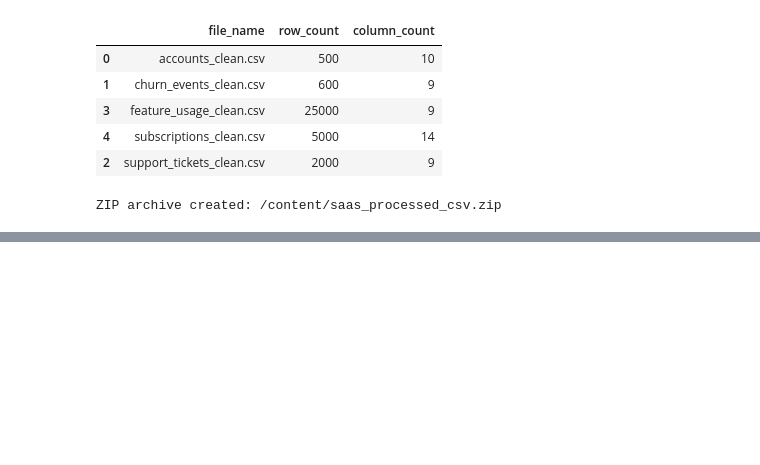
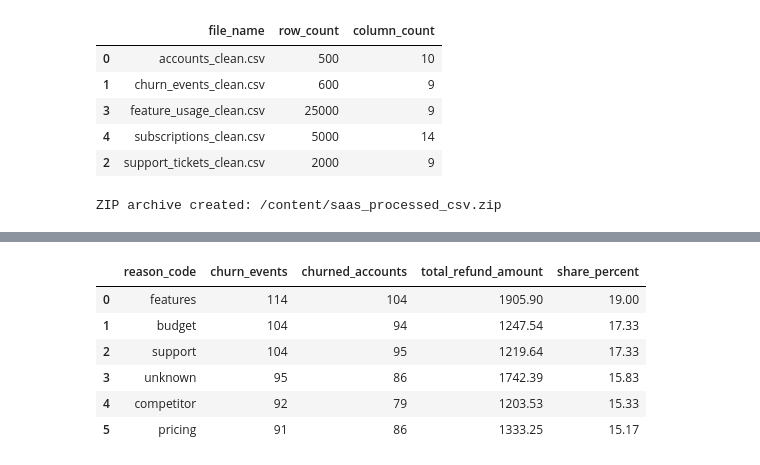
Before and after one commit to PavelBoyko-beep/data-analytics-portfolio, a Jupyter notebook: saas-churn-revenue-analysis/notebooks/01_data_cleaning_eda.ipynb, the cells around one changed output, grey strips where cells are left out. Saved outputs shown, nothing was run; the diff lists cells and outputs as text; code cells hidden in the pictures; blank space fills up the shorter version.

```diff
--- a/saas-churn-revenue-analysis/notebooks/01_data_cleaning_eda.ipynb
+++ b/saas-churn-revenue-analysis/notebooks/01_data_cleaning_eda.ipynb
@@ -1097,0 +1220,32 @@ files.download("/content/saas_processed_csv.zip")
+# %%
+# 8.4 Churn Events by Reason Code
+
+# Aggregate churn events by reason code
+churn_reason_summary = (
+    churn_events
+    .groupby("reason_code", as_index=False)
+    .agg(
+        churn_events=("churn_event_id", "count"),
+        churned_accounts=("account_id", "nunique"),
+        total_refund_amount=("refund_amount_usd", "sum")
+    )
+    .sort_values("churn_events", ascending=False)
+    .reset_index(drop=True)
+)
+
+# Add share of total churn events
+churn_reason_summary["share_percent"] = (
+    churn_reason_summary["churn_events"]
+    / churn_reason_summary["churn_events"].sum()
+    * 100
+).round(2)
+
+churn_reason_summary
+# %% [output]
+|  | reason_code | churn_events | churned_accounts | total_refund_amount | share_percent |
+| 0 | features | 114 | 104 | 1905.90 | 19.00 |
+| 1 | budget | 104 | 94 | 1247.54 | 17.33 |
+| 2 | support | 104 | 95 | 1219.64 | 17.33 |
+| 3 | unknown | 95 | 86 | 1742.39 | 15.83 |
+| 4 | competitor | 92 | 79 | 1203.53 | 15.33 |
+| 5 | pricing | 91 | 86 | 1333.25 | 15.17 |
```
Also changed, not shown: parts of 10 cells of this notebook.
